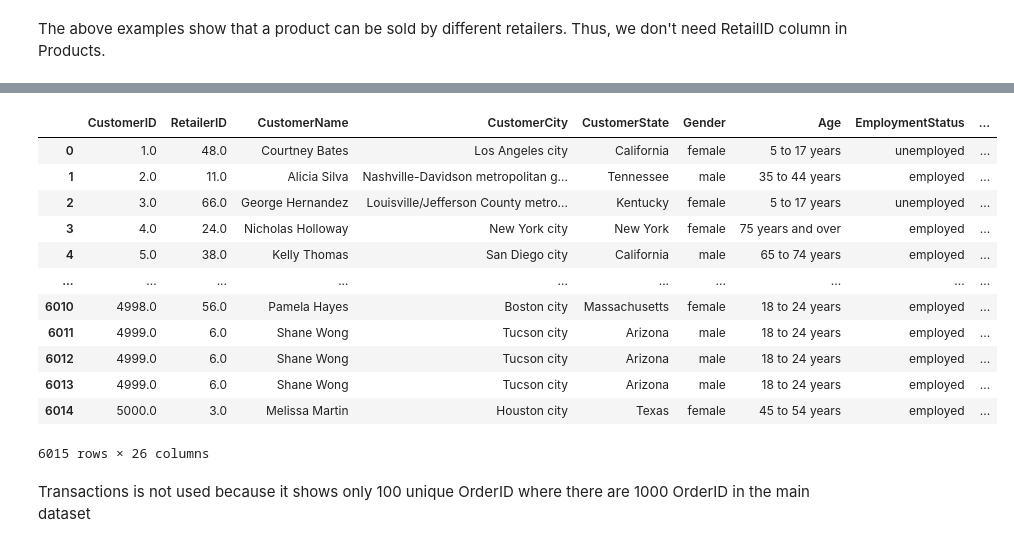
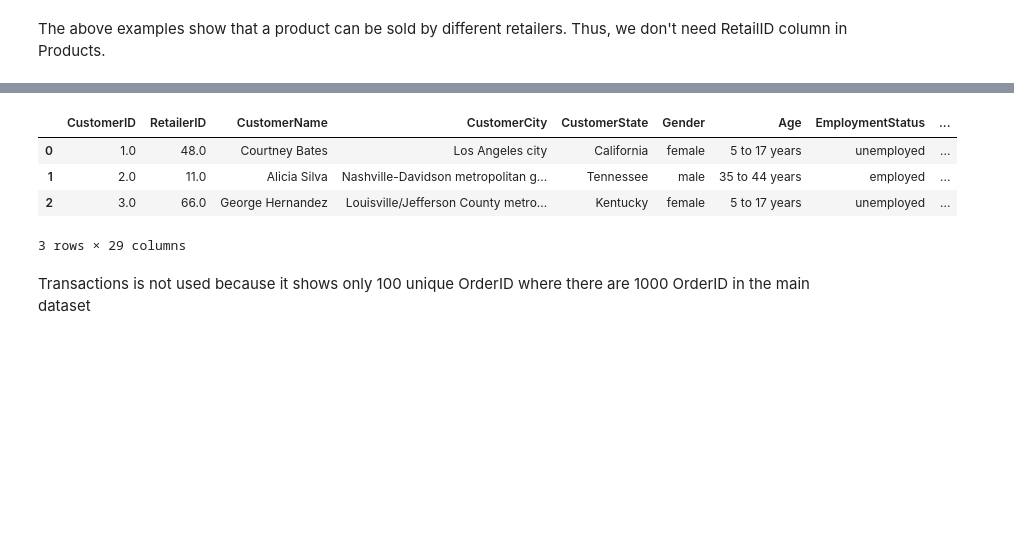
Before and after one commit to ilaydabekircan/VB_Assignment_DS, a Jupyter notebook: DataIngestion.ipynb, the cells around one changed output, grey strips where cells are left out. Saved outputs shown, nothing was run; the diff lists cells and outputs as text; code cells hidden in the pictures; blank space fills up the shorter version.

```diff
--- a/DataIngestion.ipynb
+++ b/DataIngestion.ipynb
@@ -48,10 +51,31 @@ Number of customers who bought something: 917
 Number of customers who didnt buy something: 4083
 # %% [markdown]
 Although most of the customers didn't buy anything, we can still learn from their behaviours such as their clicks. (BehavioralData)
+# %%
+def find_season(month_num):
+    if month_num in [12, 1, 2]:
+        return 1
+    elif month_num in [3, 4, 5]:
+        return 2
+    elif month_num in [6, 7, 8]:
+        return 3
+    elif month_num in [9, 10, 11]:
+        return 4
 # %%
 Customers['CustomerID'] = Customers['CustomerID'].astype(float)
 Customers['RetailerID'] = Customers['RetailerID'].astype(float)
 Customers.rename(columns = {'City': 'CustomerCity', 'State': 'CustomerState'}, inplace=True)
+Customers['Occupation'] = Customers['Occupation'].fillna('Unknown')
+Customers['Industry'] = Customers['Industry'].fillna('Unknown')
+
+
+Orders['OrderDate'] = pd.to_datetime(Orders['OrderDate'])
+Orders['OrderMonth'] = Orders['OrderDate'].dt.month
+Orders['OrderDay'] = Orders['OrderDate'].dt.day
+Orders['OrderWeekOfMonth'] = (Orders['OrderDate'].dt.day - 1) // 7 + 1
+Orders['OrderSeason'] = Orders['OrderMonth'].apply(find_season)
+Orders.drop(columns = ['OrderDate'], inplace = True)
+
 
 CustomerBuys = Customers.merge(Orders,
                                how = 'left',
@@ -221,27 +253,19 @@ CustomerBuys
 # %%
 FlagDf = CustomerBuys.groupby('CustomerID')['TotalAmount'].sum().reset_index()
 FlagDf.rename(columns={'TotalAmount': 'PurchaseFlag'}, inplace=True)
 
 # Create a flag: 1 if PurchaseFlag is greater than 0, else 0
 FlagDf['PurchaseFlag'] = FlagDf['PurchaseFlag'].apply(lambda x: 1 if x > 0 else 0)
 
 CustomerBuys = CustomerBuys.merge(FlagDf, on='CustomerID', how='left')
 CustomerBuys.loc[CustomerBuys['PurchaseFlag'] == 0, ['Count', 'TotalAmount', 'Price', 'Quantity', 'TotalPrice']] = 0
-CustomerBuys
+CustomerBuys.head(3)
 # %% [output]
 |  | CustomerID | RetailerID | CustomerName | CustomerCity | CustomerState | Gender | Age | EmploymentStatus | ... |
 | 0 | 1.0 | 48.0 | Courtney Bates | Los Angeles city | California | female | 5 to 17 years | unemployed | ... |
 | 1 | 2.0 | 11.0 | Alicia Silva | Nashville-Davidson metropolitan g... | Tennessee | male | 35 to 44 years | employed | ... |
 | 2 | 3.0 | 66.0 | George Hernandez | Louisville/Jefferson County metro... | Kentucky | female | 5 to 17 years | unemployed | ... |
-| 3 | 4.0 | 24.0 | Nicholas Holloway | New York city | New York | female | 75 years and over | employed | ... |
-| 4 | 5.0 | 38.0 | Kelly Thomas | San Diego city | California | male | 65 to 74 years | employed | ... |
-| ... | ... | ... | ... | ... | ... | ... | ... | ... | ... |
-| 6010 | 4998.0 | 56.0 | Pamela Hayes | Boston city | Massachusetts | female | 18 to 24 years | employed | ... |
-| 6011 | 4999.0 | 6.0 | Shane Wong | Tucson city | Arizona | male | 18 to 24 years | employed | ... |
-| 6012 | 4999.0 | 6.0 | Shane Wong | Tucson city | Arizona | male | 18 to 24 years | employed | ... |
-| 6013 | 4999.0 | 6.0 | Shane Wong | Tucson city | Arizona | male | 18 to 24 years | employed | ... |
-| 6014 | 5000.0 | 3.0 | Melissa Martin | Houston city | Texas | female | 45 to 54 years | employed | ... |
-6015 rows × 26 columns
+3 rows × 29 columns
 # %% [markdown]
 Transactions is not used because it shows only 100 unique OrderID where there are 1000 OrderID in the main dataset
 # %% [markdown]
```
Also changed, not shown: parts of 32 cells of this notebook.
